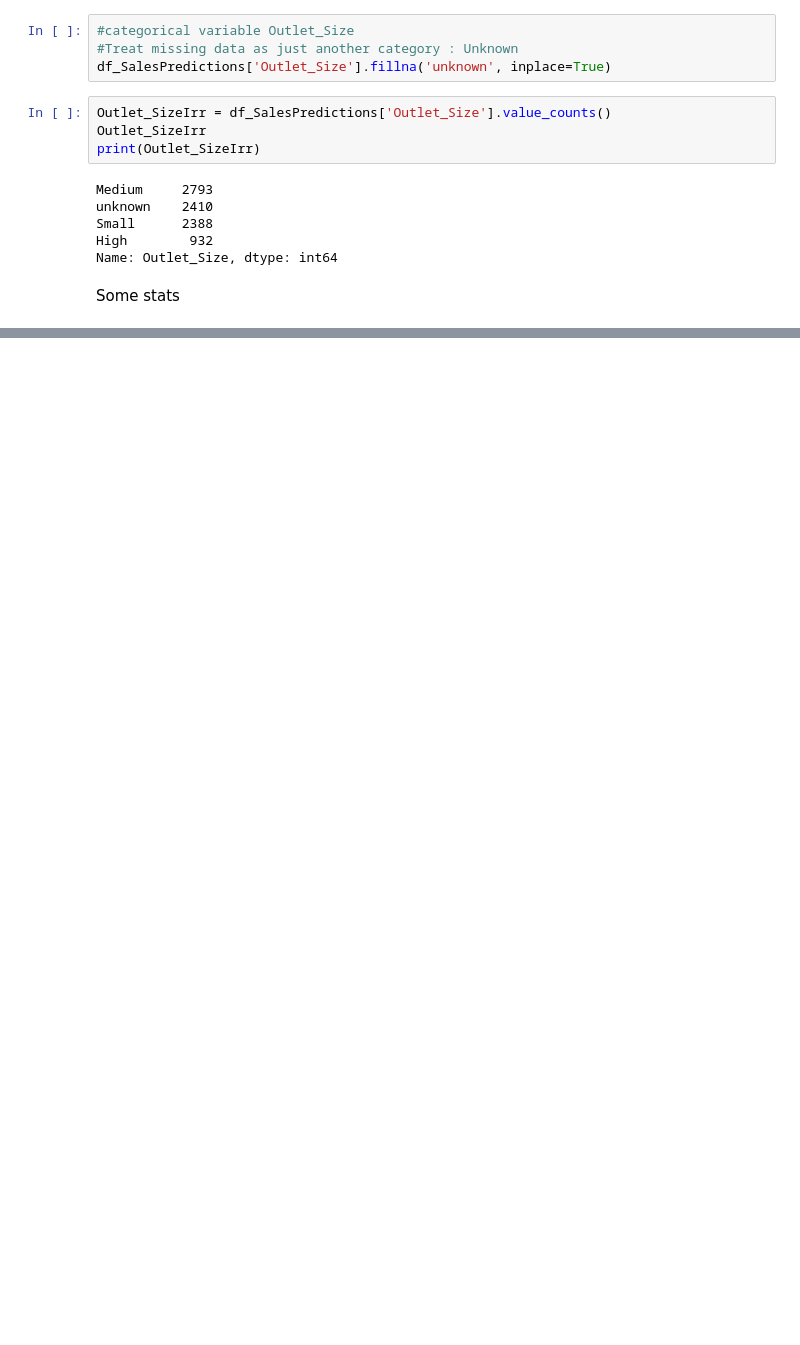
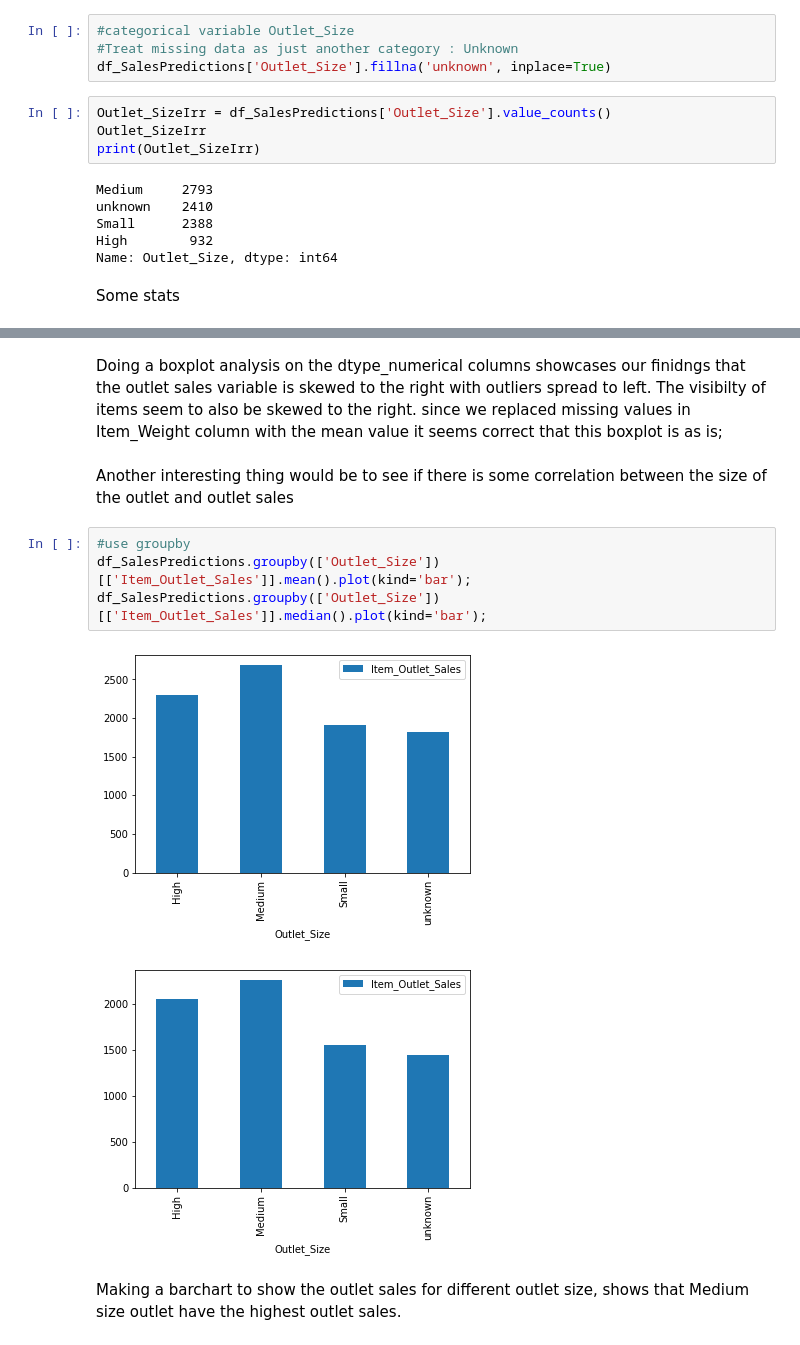
Before and after one commit to Manel-MH/Sales-Predictions, a Jupyter notebook: Project1_Sales_Predictions.ipynb, the cells around one changed output, grey strips where cells are left out. Cells and saved outputs as stored; diff of their text form; blank space fills up the shorter version.

```diff
--- a/Project1_Sales_Predictions.ipynb
+++ b/Project1_Sales_Predictions.ipynb
@@ -282,0 +354,13 @@ df_SalesPredictions.describe()
+# %% [markdown]
+Doing a boxplot analysis on the dtype_numerical columns showcases our finidngs that the outlet sales variable is skewed to the right with outliers spread to left. The visibilty of items seem to also be skewed to the right. since we replaced missing values in Item_Weight column with the mean value it seems correct that this boxplot is as is;
+# %% [markdown]
+Another interesting thing would be to see if there is some correlation between the size of the outlet and outlet sales
+# %%
+#use groupby
+df_SalesPredictions.groupby(['Outlet_Size'])[['Item_Outlet_Sales']].mean().plot(kind='bar');
+df_SalesPredictions.groupby(['Outlet_Size'])[['Item_Outlet_Sales']].median().plot(kind='bar');
+# %% [output]
+[figure, added]
+[figure, added]
+# %% [markdown]
+Making a barchart to show the outlet sales for different outlet size, shows that Medium size outlet have the highest outlet sales.
```
Also changed, not shown: parts of 15 cells of this notebook.
